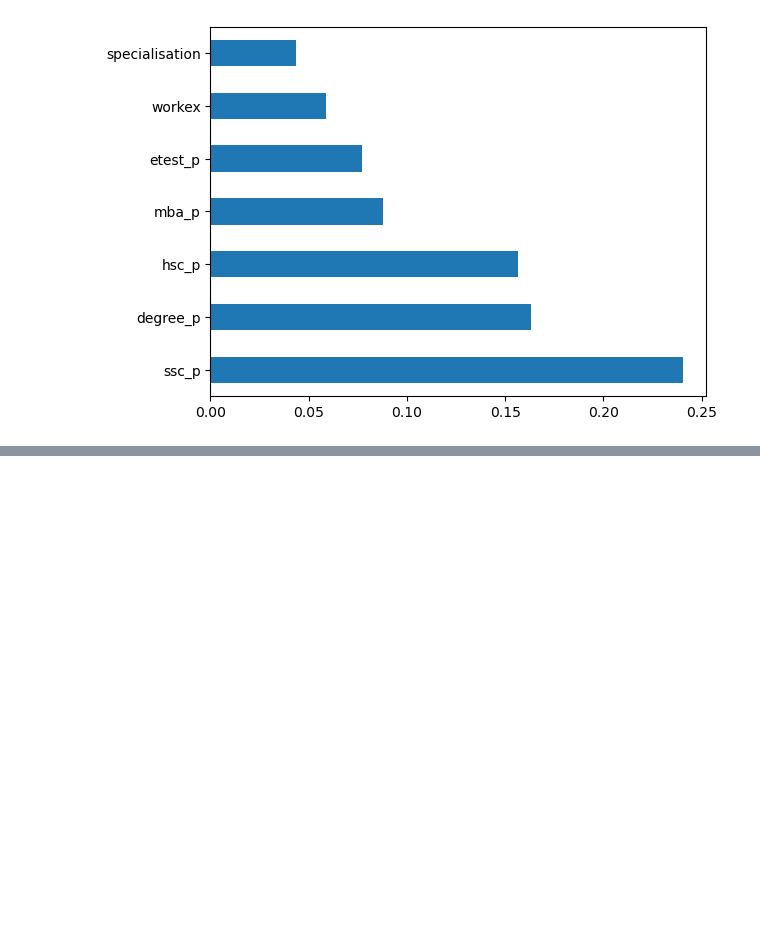
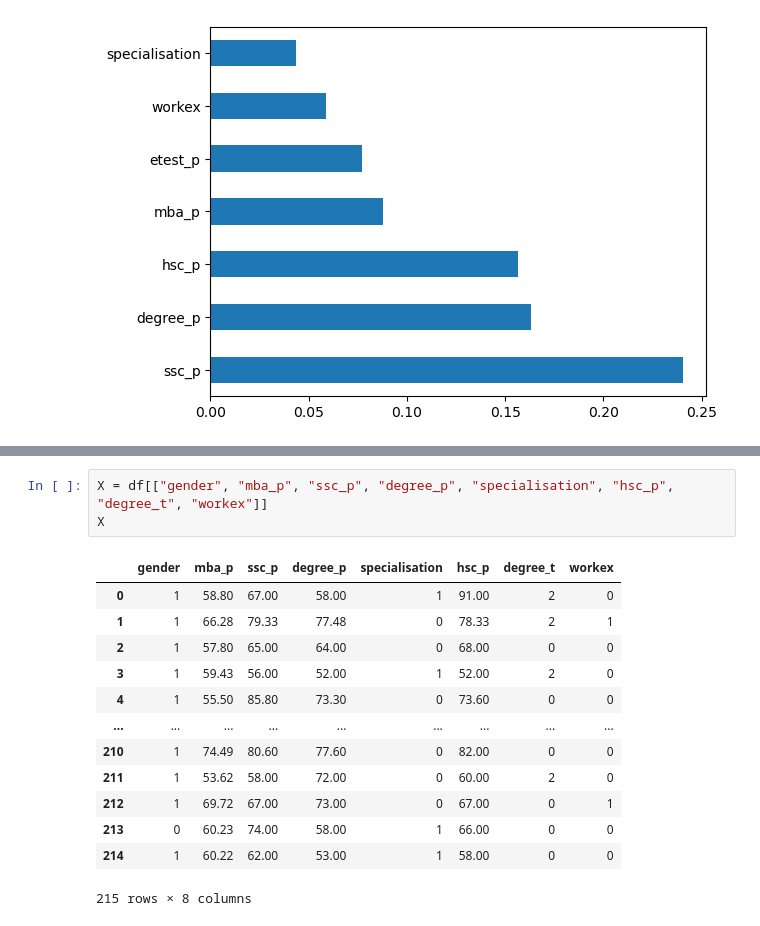
Before and after one commit to lawalsegun2025/campus_placement_predictor, a Jupyter notebook: job_placement_predictor.ipynb, the cells around one changed output, grey strips where cells are left out. Cells and saved outputs as stored; diff of their text form; blank space fills up the shorter version.

```diff
--- a/job_placement_predictor.ipynb
+++ b/job_placement_predictor.ipynb
@@ -553,0 +591,17 @@ mc.nlargest(7).plot(kind="barh");
+# %%
+X = df[["gender", "mba_p", "ssc_p", "degree_p", "specialisation", "hsc_p", "degree_t", "workex"]]
+X
+# %% [output]
+|  | gender | mba_p | ssc_p | degree_p | specialisation | hsc_p | degree_t | workex |
+| 0 | 1 | 58.80 | 67.00 | 58.00 | 1 | 91.00 | 2 | 0 |
+| 1 | 1 | 66.28 | 79.33 | 77.48 | 0 | 78.33 | 2 | 1 |
+| 2 | 1 | 57.80 | 65.00 | 64.00 | 0 | 68.00 | 0 | 0 |
+| 3 | 1 | 59.43 | 56.00 | 52.00 | 1 | 52.00 | 2 | 0 |
+| 4 | 1 | 55.50 | 85.80 | 73.30 | 0 | 73.60 | 0 | 0 |
+| ... | ... | ... | ... | ... | ... | ... | ... | ... |
+| 210 | 1 | 74.49 | 80.60 | 77.60 | 0 | 82.00 | 0 | 0 |
+| 211 | 1 | 53.62 | 58.00 | 72.00 | 0 | 60.00 | 2 | 0 |
+| 212 | 1 | 69.72 | 67.00 | 73.00 | 0 | 67.00 | 0 | 1 |
+| 213 | 0 | 60.23 | 74.00 | 58.00 | 1 | 66.00 | 0 | 0 |
+| 214 | 1 | 60.22 | 62.00 | 53.00 | 1 | 58.00 | 0 | 0 |
+215 rows × 8 columns
```
Also changed, not shown: parts of 12 cells of this notebook.
